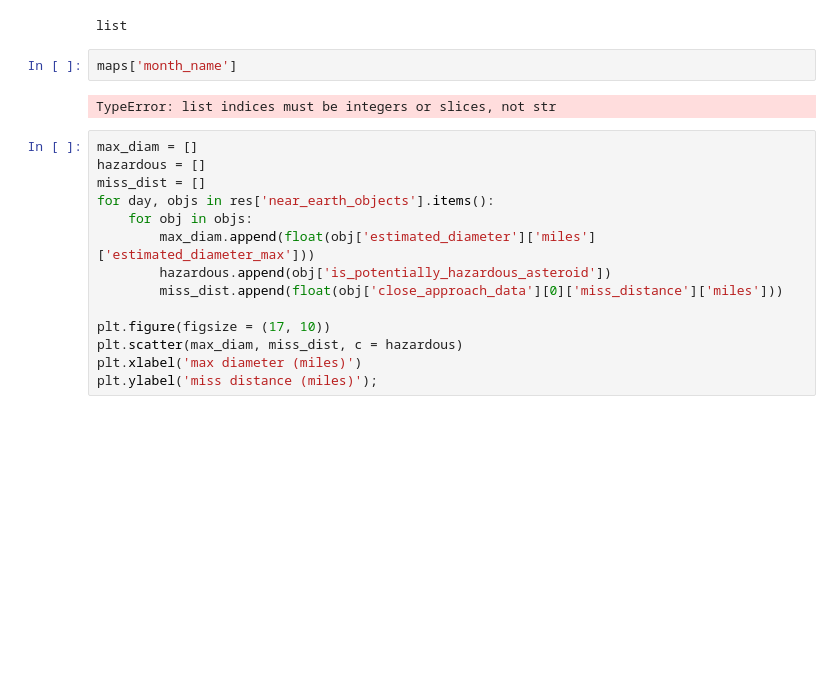
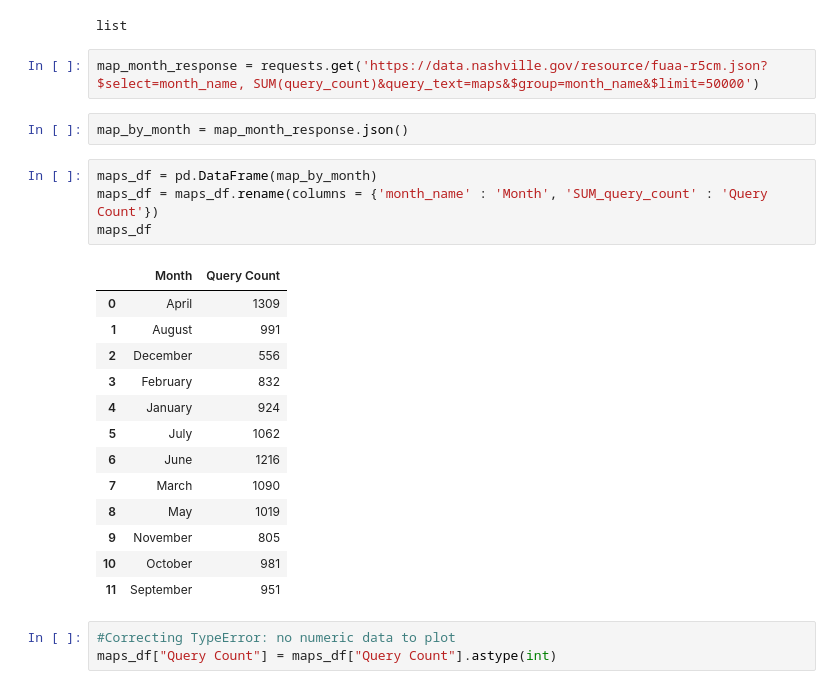
Before and after one commit to MariahN25/socrata-api, a Jupyter notebook: notebooks/soda_api.ipynb, the cells around one changed output. Drawn from its saved outputs; the diff is of its cells as text; blank space fills up the shorter version.

```diff
--- a/notebooks/soda_api.ipynb
+++ b/notebooks/soda_api.ipynb
@@ -197,21 +197,28 @@ len(maps)
 type(maps)
 # %% [output]
 list
-# %%
-maps['month_name']
-# %% [output]
-TypeError: list indices must be integers or slices, not str
-# %%
-max_diam = []
-hazardous = []
-miss_dist = []
-for day, objs in res['near_earth_objects'].items():
-    for obj in objs:
-        max_diam.append(float(obj['estimated_diameter']['miles']['estimated_diameter_max']))
-        hazardous.append(obj['is_potentially_hazardous_asteroid'])
-        miss_dist.append(float(obj['close_approach_data'][0]['miss_distance']['miles']))
-
-plt.figure(figsize = (17, 10))
-plt.scatter(max_diam, miss_dist, c = hazardous)
-plt.xlabel('max diameter (miles)')
-plt.ylabel('miss distance (miles)');
+# %%
+map_month_response = requests.get('https://data.nashville.gov/resource/fuaa-r5cm.json?$select=month_name, SUM(query_count)&query_text=maps&$group=month_name&$limit=50000')
+# %%
+map_by_month = map_month_response.json()
+# %%
+maps_df = pd.DataFrame(map_by_month)
+maps_df = maps_df.rename(columns = {'month_name' : 'Month', 'SUM_query_count' : 'Query Count'})
+maps_df
+# %% [output]
+|  | Month | Query Count |
+| 0 | April | 1309 |
+| 1 | August | 991 |
+| 2 | December | 556 |
+| 3 | February | 832 |
+| 4 | January | 924 |
+| 5 | July | 1062 |
+| 6 | June | 1216 |
+| 7 | March | 1090 |
+| 8 | May | 1019 |
+| 9 | November | 805 |
+| 10 | October | 981 |
+| 11 | September | 951 |
+# %%
+#Correcting TypeError: no numeric data to plot
+maps_df["Query Count"] = maps_df["Query Count"].astype(int)
```
Also changed, not shown: parts of 8 cells of this notebook.
